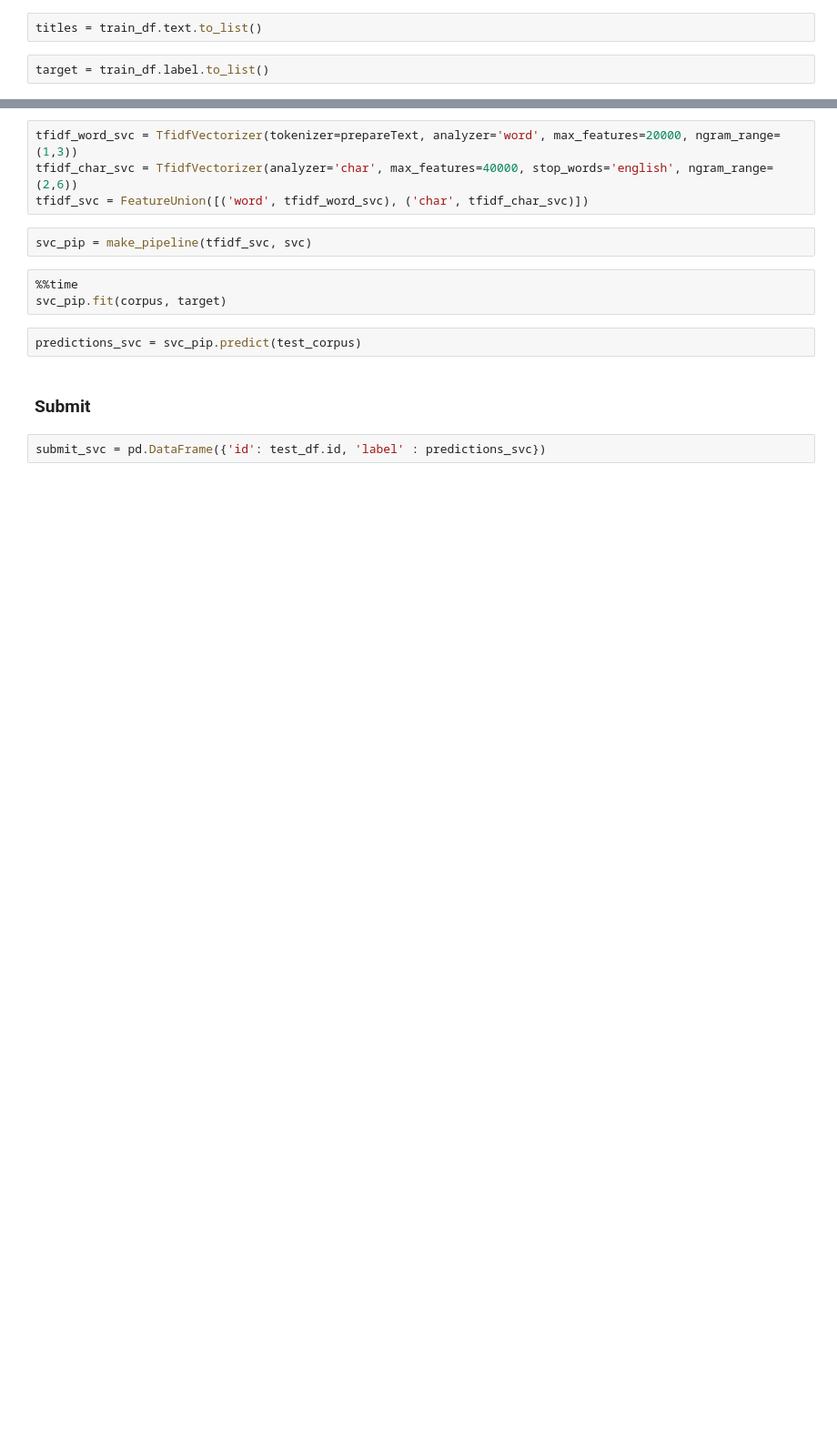
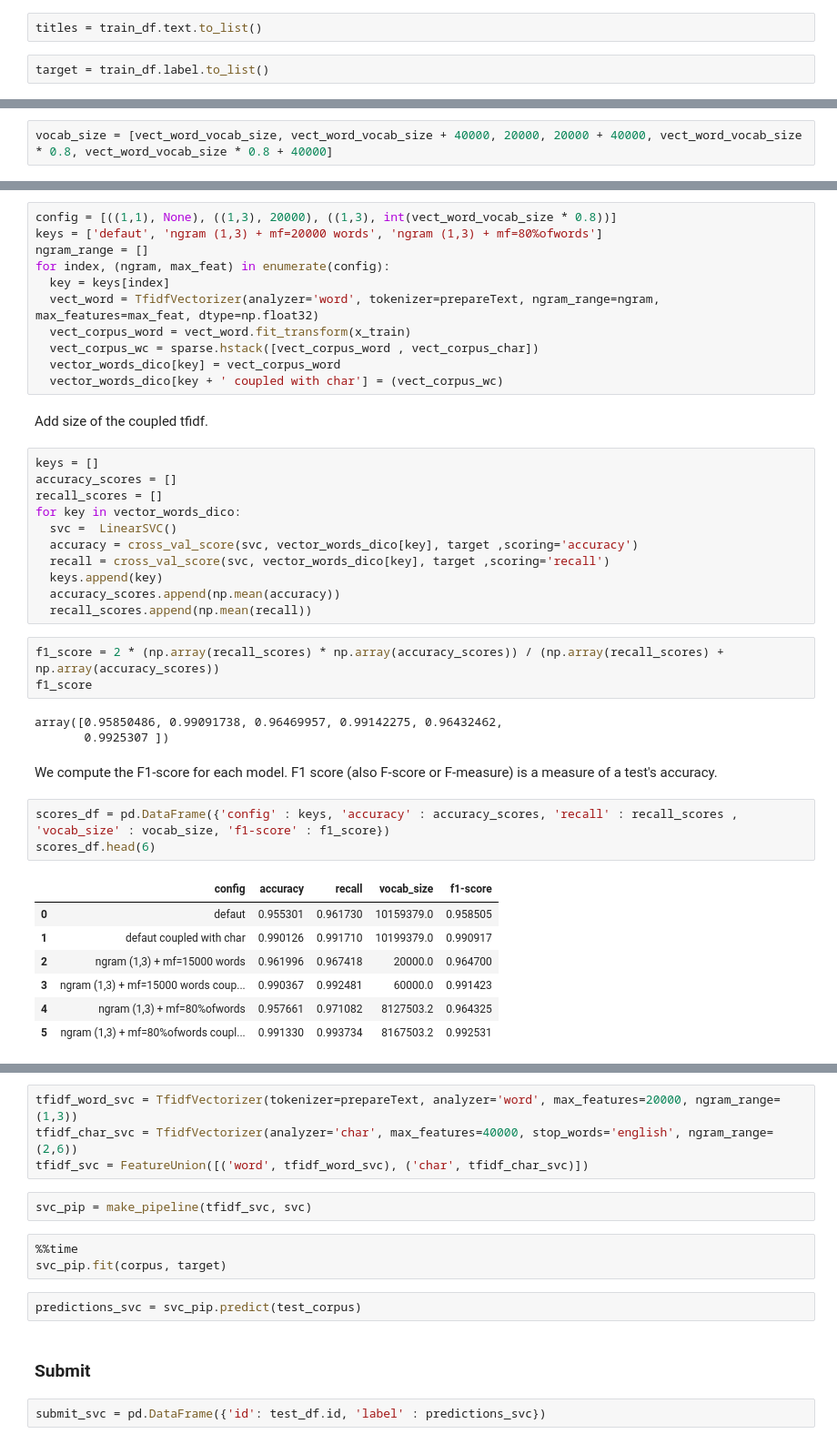
Before and after one commit to Remydeme/Descarte, a Jupyter notebook: TFIDF_exploration.ipynb, the cells around one changed output, grey strips where cells are left out. Shown: that part at 91% size. Drawn from its saved outputs; the diff is of its cells as text; blank space fills up the shorter version.

```diff
--- a/TFIDF_exploration.ipynb
+++ b/TFIDF_exploration.ipynb
@@ -1578,0 +983,2 @@ Nous allons soumettre nos résultat sur kaggle afin de voir le score que l'on ob
+# %%
+vocab_size = [vect_word_vocab_size, vect_word_vocab_size + 40000, 20000, 20000 + 40000, vect_word_vocab_size * 0.8, vect_word_vocab_size * 0.8 + 40000]
@@ -1578,0 +989,43 @@ Nous allons soumettre nos résultat sur kaggle afin de voir le score que l'on ob
+# %%
+config = [((1,1), None), ((1,3), 20000), ((1,3), int(vect_word_vocab_size * 0.8))]
+keys = ['defaut', 'ngram (1,3) + mf=20000 words', 'ngram (1,3) + mf=80%ofwords']
+ngram_range = []
+for index, (ngram, max_feat) in enumerate(config):
+  key = keys[index]
+  vect_word = TfidfVectorizer(analyzer='word', tokenizer=prepareText, ngram_range=ngram, max_features=max_feat, dtype=np.float32)
+  vect_corpus_word = vect_word.fit_transform(x_train)
+  vect_corpus_wc = sparse.hstack([vect_corpus_word , vect_corpus_char])
+  vector_words_dico[key] = vect_corpus_word
+  vector_words_dico[key + ' coupled with char'] = (vect_corpus_wc)
+# %% [markdown]
+Add size of the coupled tfidf.
+# %%
+keys = []
+accuracy_scores = []
+recall_scores = []
+for key in vector_words_dico:
+  svc =  LinearSVC()
+  accuracy = cross_val_score(svc, vector_words_dico[key], target ,scoring='accuracy')
+  recall = cross_val_score(svc, vector_words_dico[key], target ,scoring='recall')
+  keys.append(key)
+  accuracy_scores.append(np.mean(accuracy))
+  recall_scores.append(np.mean(recall))
+# %%
+f1_score = 2 * (np.array(recall_scores) * np.array(accuracy_scores)) / (np.array(recall_scores) + np.array(accuracy_scores))
+f1_score
+# %% [output]
+array([0.95850486, 0.99091738, 0.96469957, 0.99142275, 0.96432462,
+       0.9925307 ])
+# %% [markdown]
+We compute the F1-score for each model. F1 score (also F-score or F-measure) is a measure of a test's accuracy.
+# %%
+scores_df = pd.DataFrame({'config' : keys, 'accuracy' : accuracy_scores, 'recall' : recall_scores , 'vocab_size' : vocab_size, 'f1-score' : f1_score})
+scores_df.head(6)
+# %% [output]
+|  | config | accuracy | recall | vocab_size | f1-score |
+| 0 | defaut | 0.955301 | 0.961730 | 10159379.0 | 0.958505 |
+| 1 | defaut coupled with char | 0.990126 | 0.991710 | 10199379.0 | 0.990917 |
+| 2 | ngram (1,3) + mf=15000 words | 0.961996 | 0.967418 | 20000.0 | 0.964700 |
+| 3 | ngram (1,3) + mf=15000 words coup... | 0.990367 | 0.992481 | 60000.0 | 0.991423 |
+| 4 | ngram (1,3) + mf=80%ofwords | 0.957661 | 0.971082 | 8127503.2 | 0.964325 |
+| 5 | ngram (1,3) + mf=80%ofwords coupl... | 0.991330 | 0.993734 | 8167503.2 | 0.992531 |
```
Also changed, not shown: parts of 278 cells of this notebook.
